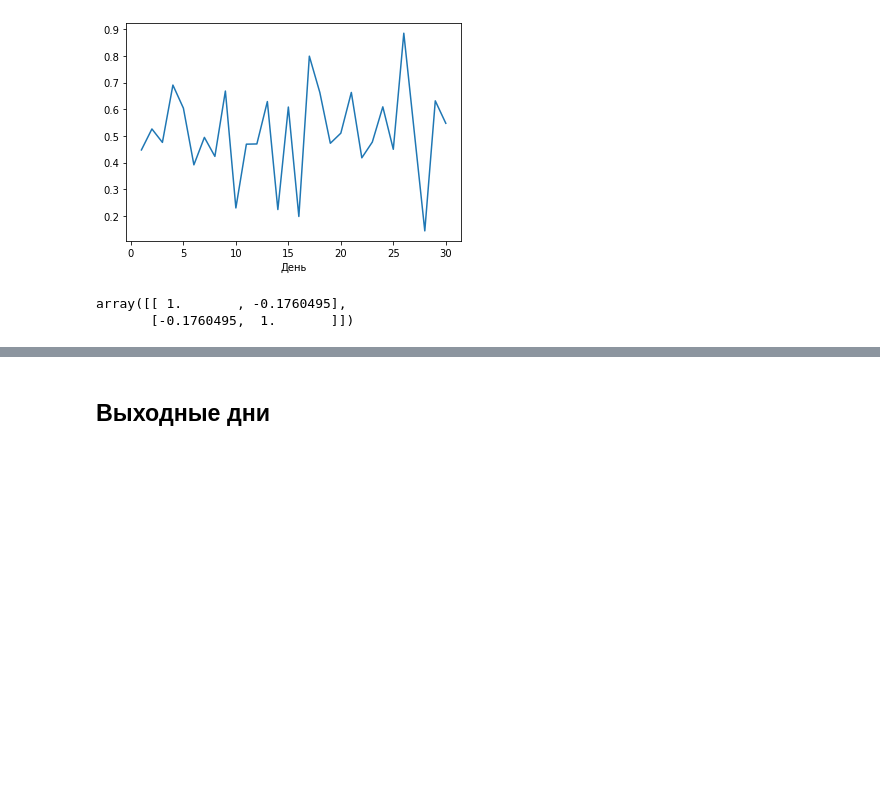
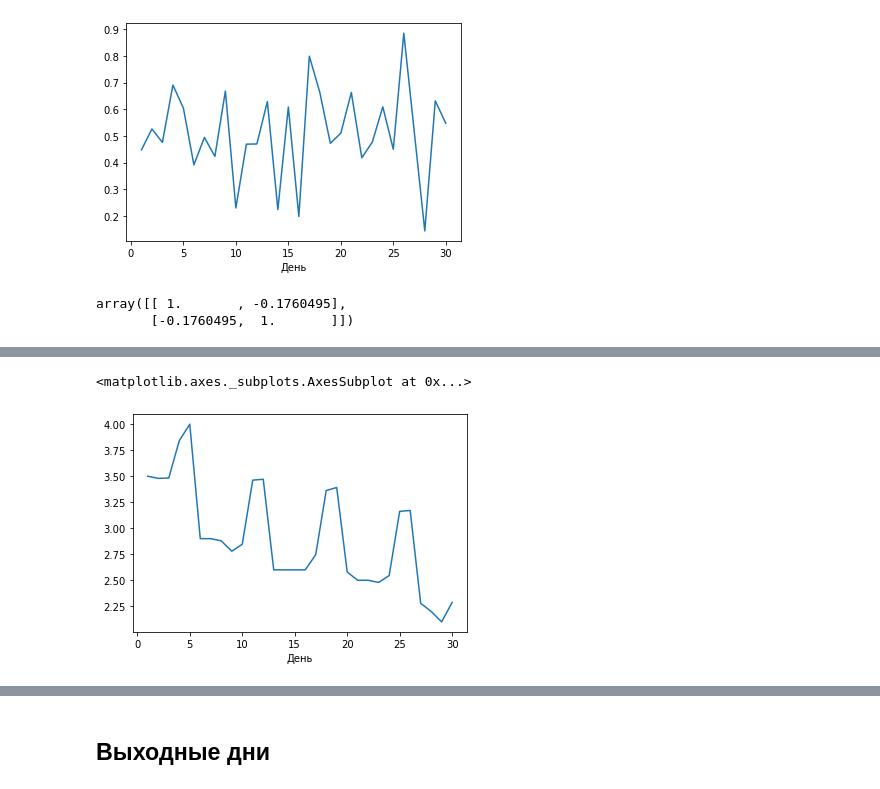
Before and after one commit to Egoluback/nti_ml_20-21, a Jupyter notebook: 2_stage/task2/nti_ml_2_2.ipynb, the cells around one changed output, grey strips where cells are left out. Saved outputs shown, nothing was run; the diff lists cells and outputs as text; code cells hidden in the pictures; blank space fills up the shorter version.

Commit message:
got lockdown index data with selenium&bs; data added into df_train

```diff
--- a/2_stage/task2/nti_ml_2_2.ipynb
+++ b/2_stage/task2/nti_ml_2_2.ipynb
@@ -970,0 +972,2 @@ array([[ 1.       , -0.1760495],
+# %%
+df_index['date'] = df_index['date'].apply(lambda x: datetime.datetime.strptime(x + ".2020", "%d.%m.%Y"))
@@ -970,0 +990,17 @@ array([[ 1.       , -0.1760495],
+# %%
+days_time = df_train["Дата"].apply(lambda x: datetime.datetime.strptime(x, "%Y-%m-%d %H:%M:%S"))
+
+days_year = pd.Series(days_time.apply(lambda x: x.year), name = "year")
+days_month = pd.Series(days_time.apply(lambda x: x.month), name = "month")
+days_day = pd.Series(days_time.apply(lambda x: x.day), name = "day")
+
+days_fullymd = pd.merge(pd.merge(days_year, days_month, right_index = True, left_index = True), days_day, right_index = True, left_index = True)
+
+days_fullymd["lockdown_index"] = np.empty(len(days_fullymd["year"]))
+days_fullymd["lockdown_index"][:] = np.nan
+
+df_index["year"] = pd.Series(df_index["date"].apply(lambda x: x.year), name = "year")
+df_index["month"] = pd.Series(df_index["date"].apply(lambda x: x.month), name = "month")
+df_index["day"] = pd.Series(df_index["date"].apply(lambda x: x.day), name = "day")
+
+days_fullymd, df_index
@@ -970,0 +1029,11 @@ array([[ 1.       , -0.1760495],
+# %%
+year = 2020
+for monthIndex in range(2, 12):
+    index_df_this = df_index[(df_index["year"] == year) & (df_index["month"] == monthIndex + 1)]
+    days_this = days_fullymd[(days_fullymd["year"] == year) & (days_fullymd["month"] == monthIndex + 1)]
+    if (len(days_this) != 0):
+        for day in set(days_this["day"]):
+            index_ = index_df_this.loc[index_df_this["day"] == day, "index"]
+            if (len(index_) == 0): continue
+            days_this.loc[days_this["day"] == day, "lockdown_index"] = list(index_)[0]
+    days_fullymd[(days_fullymd["year"] == year) & (days_fullymd["month"] == monthIndex + 1)] = days_this
@@ -970,0 +1058,12 @@ array([[ 1.       , -0.1760495],
+# %%
+def to_int(x):
+    if (not pd.isnull(x)): return float(x)
+    return x
+
+df_train["lockdown_index"] = days_fullymd["lockdown_index"].apply(lambda x: to_int(x))
+# %%
+data_month = df_train[(df_train["Канал"] == "ТНТ") & (df_train["Месяц"] == "Апрель") & (df_train["Год"] == 2020)].groupby("День")
+data_month["lockdown_index"].mean().plot()
+# %% [output]
+<matplotlib.axes._subplots.AxesSubplot at 0x...>
+[figure, added]
```
Also changed, not shown: parts of 18 cells of this notebook.
